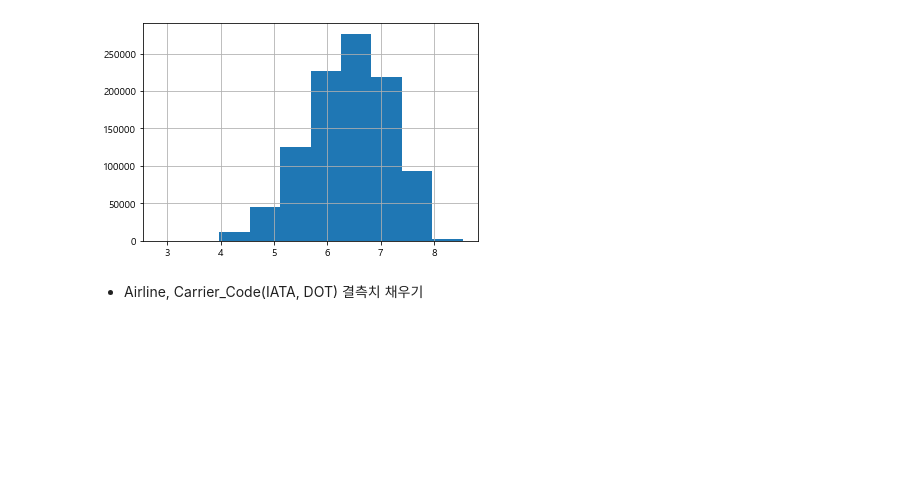
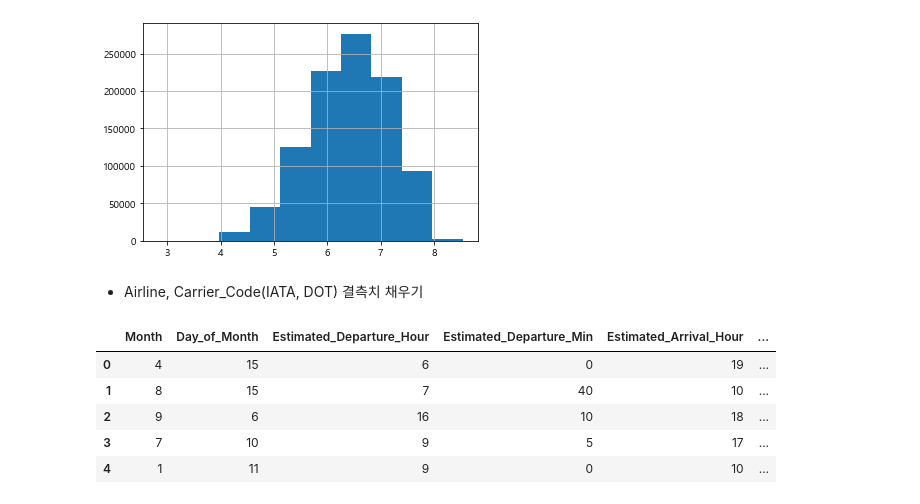
Before and after one commit to ParkGyuho/dacon_flight, a Jupyter notebook: 02.DataPreprocessing.ipynb, the cells around one changed output. Saved outputs shown, nothing was run; the diff lists cells and outputs as text; code cells hidden in the pictures; blank space fills up the shorter version.

```diff
--- a/02.DataPreprocessing.ipynb
+++ b/02.DataPreprocessing.ipynb
@@ -383,5 +393,23 @@ np.log1p(train['Distance']).hist()
 # %%
 train['Distance_log1p'] = np.log1p(train['Distance'])
 test['Distance_log1p'] = np.log1p(test['Distance'])
+# %%
+train = train.drop(['Distance'],axis=1)
+test = test.drop(['Distance'],axis=1)
 # %% [markdown]
 - Airline, Carrier_Code(IATA, DOT) 결측치 채우기
+# %%
+na_cols = ['Airline','Carrier_Code(IATA)','Carrier_ID(DOT)']
+for col in na_cols:
+    mode = train[col].mode()[0]
+    train[col] = train[col].fillna(mode)
+    test[col] = test[col].fillna(mode)
+# %%
+train.head()
+# %% [output]
+|  | Month | Day_of_Month | Estimated_Departure_Hour | Estimated_Departure_Min | Estimated_Arrival_Hour | ... |
+| 0 | 4 | 15 | 6 | 0 | 19 | ... |
+| 1 | 8 | 15 | 7 | 40 | 10 | ... |
+| 2 | 9 | 6 | 16 | 10 | 18 | ... |
+| 3 | 7 | 10 | 9 | 5 | 17 | ... |
+| 4 | 1 | 11 | 9 | 0 | 10 | ... |
```
Also changed, not shown: parts of 57 cells of this notebook.
